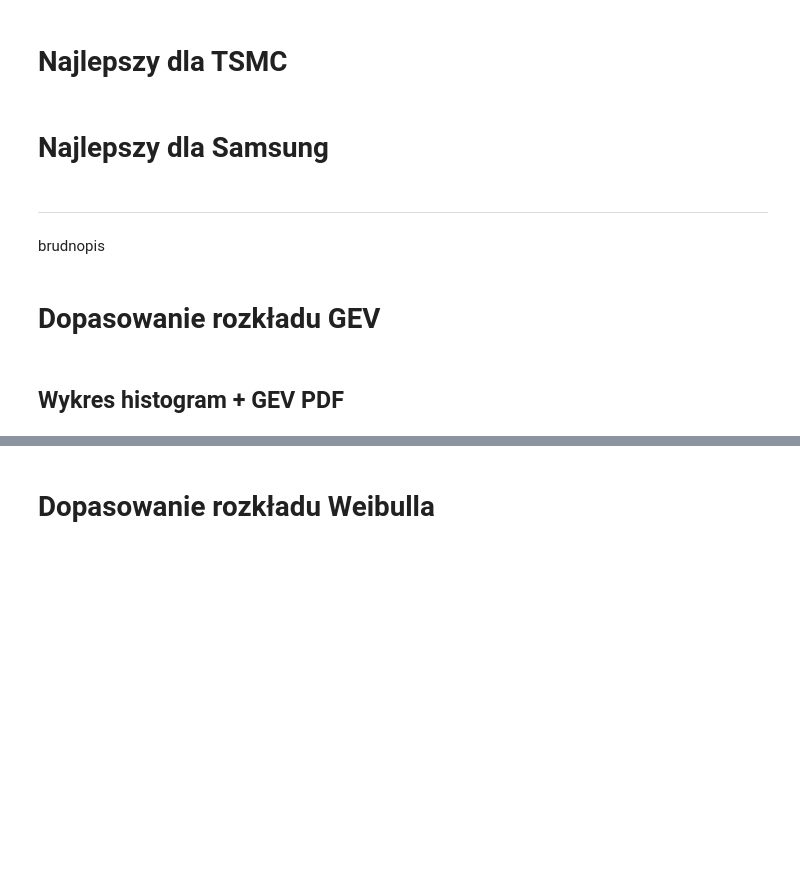
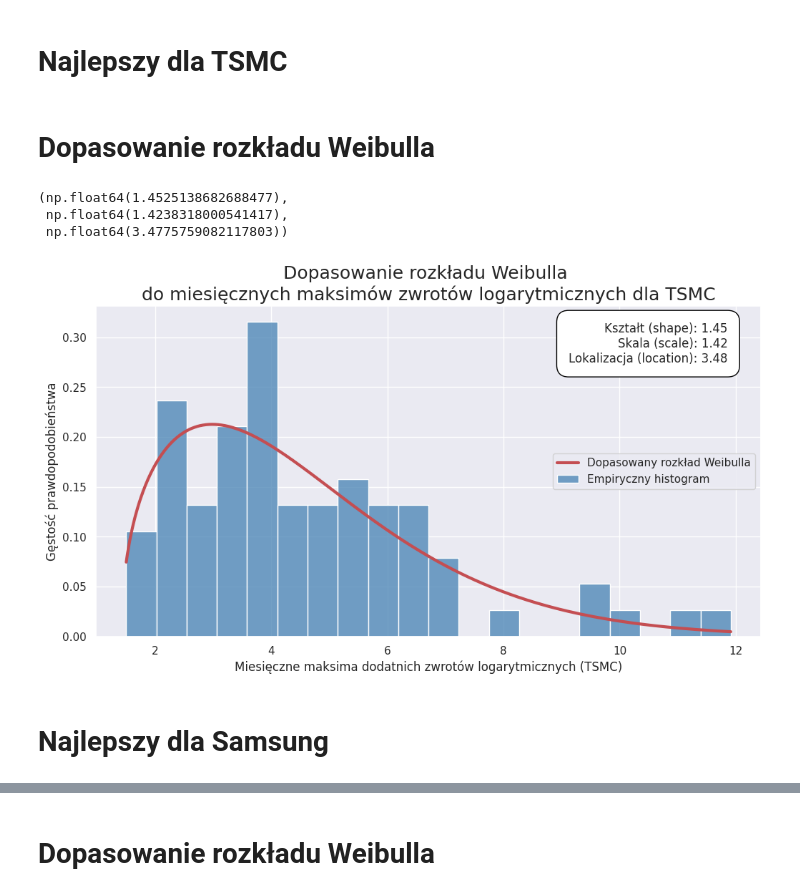
Before and after one commit to mathieuboro/nvidia_risk_management, a Jupyter notebook: maks.ipynb, the cells around one changed output, grey strips where cells are left out. Saved outputs shown, nothing was run; the diff lists cells and outputs as text; code cells hidden in the pictures; blank space fills up the shorter version.

```diff
--- a/maks.ipynb
+++ b/maks.ipynb
@@ -159,9 +202,36 @@ Na podstawie testu Kolmogorova-Smirnova najlepszy rozkład to: GEV
 # %% [markdown]
 # Najlepszy dla TSMC
+# %% [markdown]
+# Dopasowanie rozkładu Weibulla
+# %%
+params_weibull_tsmc = st.weibull_min.fit(monthly_maxima_tsmc_raw)
+params_weibull_tsmc
+# %% [output]
+(np.float64(1.4525138682688477),
+ np.float64(1.4238318000541417),
+ np.float64(3.4775759082117803))
+# %%
+x_vals_tsmc = np.linspace(min(monthly_maxima_tsmc_raw), max(monthly_maxima_tsmc_raw), 1000)
+weibull_pdf_tsmc = st.weibull_min.pdf(x_vals_tsmc, *params_weibull_tsmc)
+# %%
+shape_param = params_weibull_tsmc[0]  # Parametr kształtu (shape)
+scale_param = params_weibull_tsmc[1]  # Parametr skali (scale)
+loc_param = params_weibull_tsmc[2]   # Parametr lokalizacji (location)
+
+plt.figure(figsize=(12, 6))
+
+# Dodanie parametrów Weibulla na wykresie
+param_text = f'Kształt (shape): {shape_param:.2f}\nSkala (scale): {scale_param:.2f}\nLokalizacja (location): {loc_param:.2f}'
+plt.text(0.95, 0.95, param_text, ha='right', va='top', transform=plt.gca().transAxes, fontsize=12, bbox=dict(facecolor='white', edgecolor='black', boxstyle='round,pad=1'))
+
+sns.histplot(monthly_maxima_tsmc_raw, bins=20, kde=False, stat="density", color="steelblue", label='Empiryczny histogram')
+plt.plot(x_vals_tsmc, weibull_pdf_tsmc, 'r-', lw=3, label='Dopasowany rozkład Weibulla')
+plt.title('Dopasowanie rozkładu Weibulla \ndo miesięcznych maksimów zwrotów logarytmicznych dla TSMC', fontsize=18)
+plt.xlabel('Miesięczne maksima dodatnich zwrotów logarytmicznych (TSMC)', fontsize=12)
+plt.ylabel('Gęstość prawdopodobieństwa', fontsize=12)
+plt.legend()
+plt.show()
+# %% [output]
+[figure, added]
 # %% [markdown]
 # Najlepszy dla Samsung
-# %% [markdown]
-<hr>
-brudnopis
-# %% [markdown]
-# Dopasowanie rozkładu GEV
@@ -170,2 +237,0 @@ shape, loc, scale = st.genextreme.fit(monthly_maxima_usd_twd_raw)
-# %% [markdown]
-## Wykres histogram + GEV PDF
```
Also changed, not shown: parts of 23 cells of this notebook.
